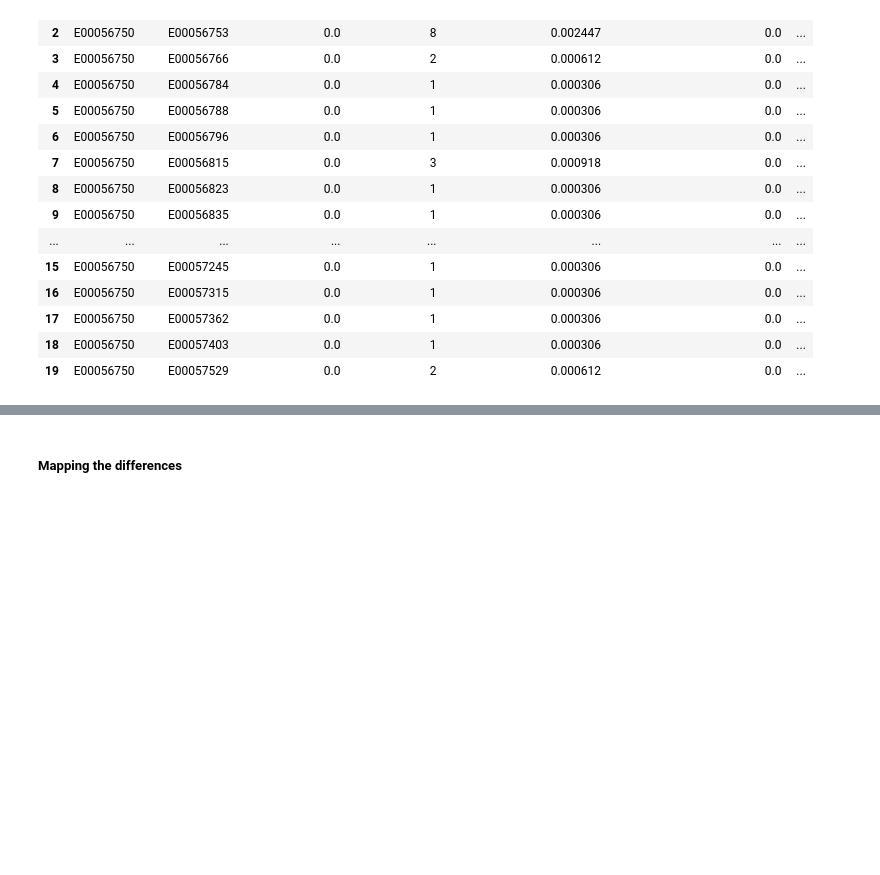
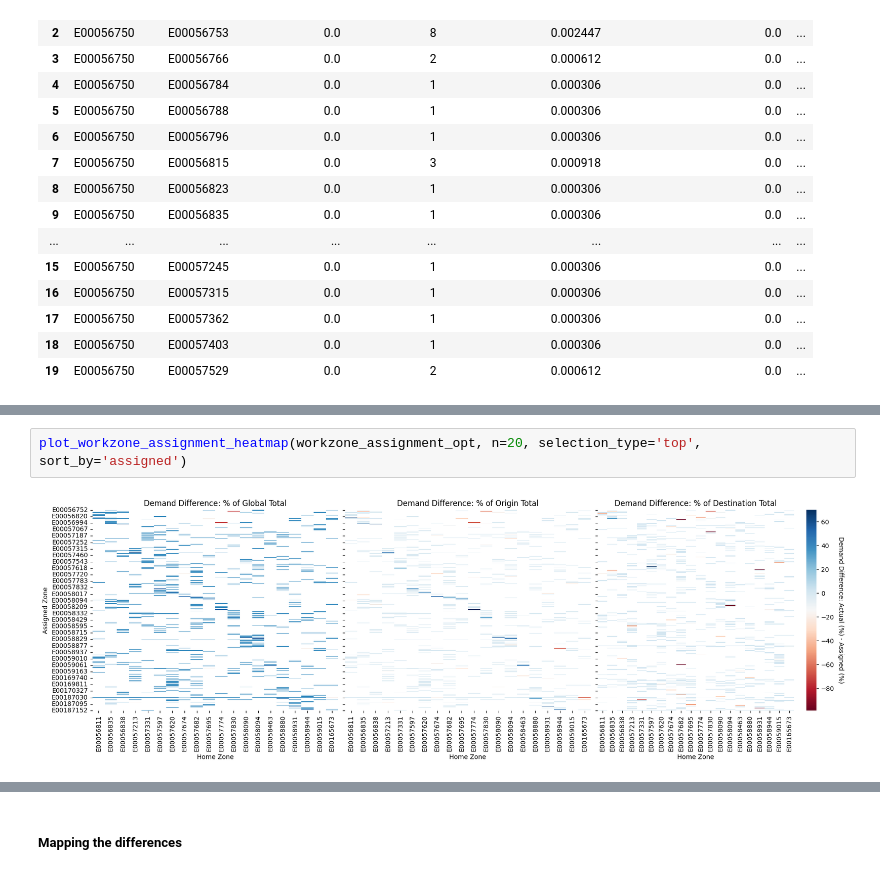
Before and after one commit to Urban-Analytics-Technology-Platform/acbm, a Jupyter notebook: notebooks/4_locations_work.ipynb, the cells around one changed output, grey strips where cells are left out. Saved outputs shown, nothing was run; the diff lists cells and outputs as text; blank space fills up the shorter version.

```diff
--- a/notebooks/4_locations_work.ipynb
+++ b/notebooks/4_locations_work.ipynb
@@ -766,0 +939,4 @@ ValueError: Input contains NaN.
+# %%
+plot_workzone_assignment_heatmap(workzone_assignment_opt, n=20, selection_type='top', sort_by='assigned')
+# %% [output]
+[figure, added]
```
Also changed, not shown: parts of 12 cells of this notebook.
